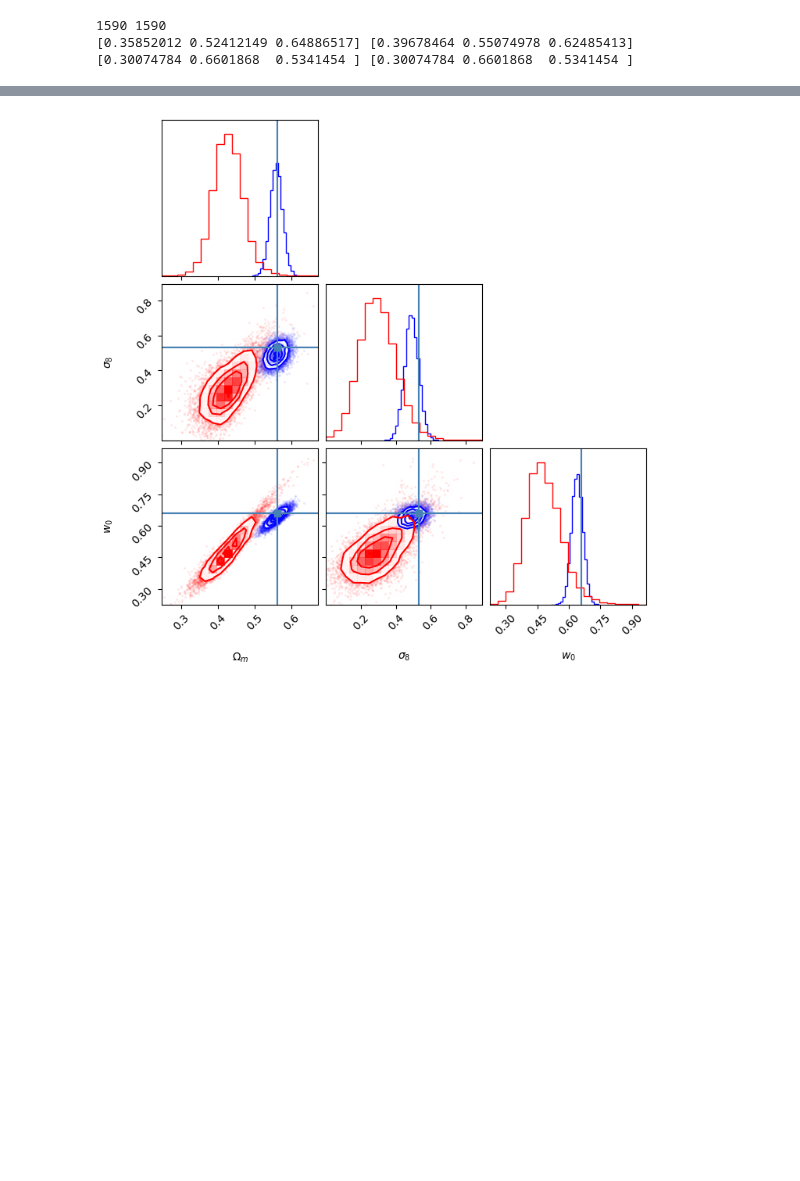
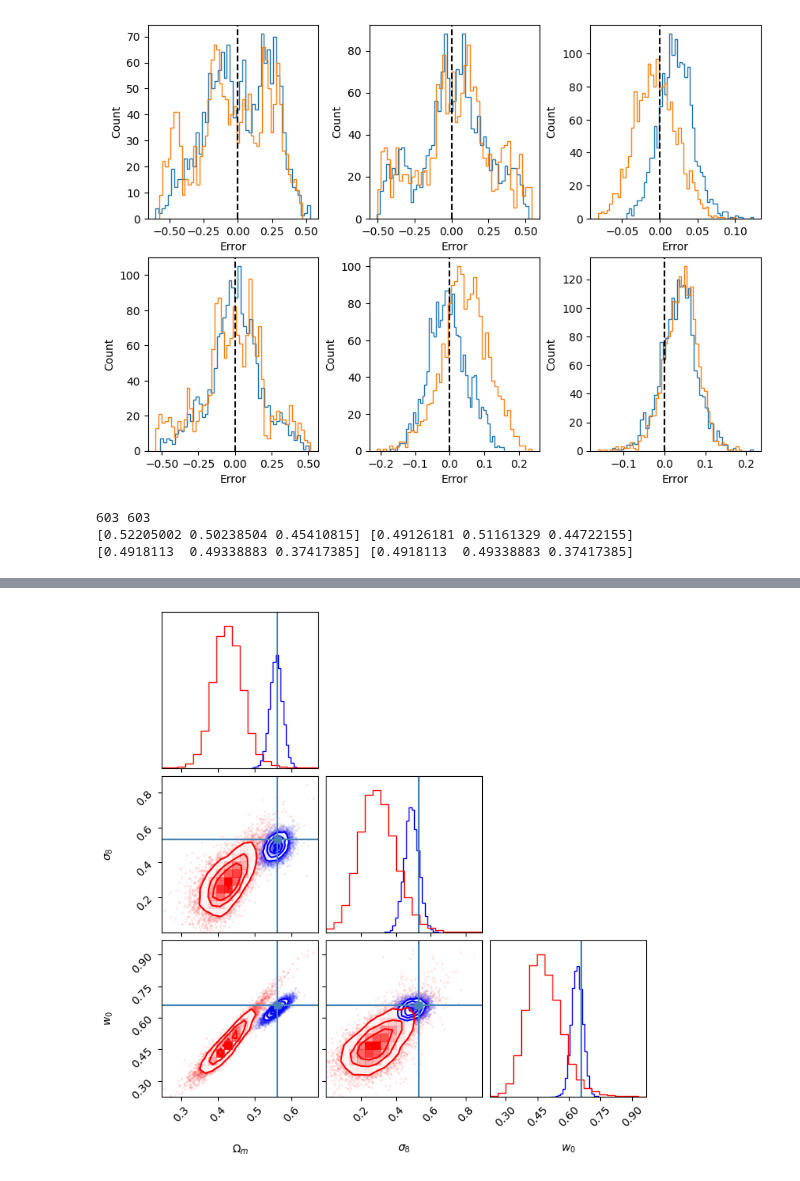
Before and after one commit to shubhagrawal30/ViT_weak_lensing, a Jupyter notebook: notebooks/sbi.ipynb, the cells around one changed output, grey strips where cells are left out. Cells and saved outputs as stored; diff of their text form; code cells hidden in the pictures; blank space fills up the shorter version.

```diff
--- a/notebooks/sbi.ipynb
+++ b/notebooks/sbi.ipynb
@@ -41,10 +41,25 @@ plt.close()
+# %%
+labels = ["H0", "Ob", "Om", "ns", "s8", "w0"]
+fig, axs = plt.subplots(nrows=2, ncols=3, figsize=(10, 7))
+# add hspace and vspace
+fig.subplots_adjust(wspace=0.3, hspace=0.2)
+for i in range(6):
+    axs[i//3, i%3].hist(vit_preds[:, i] - vit_labels[:, i], bins=50, label=labels[i], histtype='step')
+    axs[i//3, i%3].hist(resnet_preds[:, i] - resnet_labels[:, i], bins=50, label=labels[i], histtype='step')
+    axs[i//3, i%3].set_xlabel("Error")
+    axs[i//3, i%3].set_ylabel("Count")
+    axs[i//3, i%3].axvline(x=0, color='k', linestyle='--')
+plt.show()
+plt.close()
+# %% [output]
+[figure, added]
 # %%
 indices = (2, 4, 5)
 vit_preds, resnet_preds, vit_labels, resnet_labels = \
     vit_preds[:, indices], resnet_preds[:, indices], vit_labels[:, indices], resnet_labels[:, indices]
 # %%
 ind = np.random.randint(0, len(vit_labels))
-ind = 1590
+# ind = 1590
 x_0_vit = vit_preds[ind]
 true = vit_labels[ind]
 
@@ -60,9 +75,9 @@ vit_labels, vit_preds = vit_labels[inds], vit_preds[inds]
 inds = np.delete(np.arange(0, len(resnet_labels)), rn_ind)
 resnet_labels, resnet_preds = resnet_labels[inds], resnet_preds[inds]
 # %% [output]
-1590 1590
-[0.35852012 0.52412149 0.64886517] [0.39678464 0.55074978 0.62485413]
-[0.30074784 0.6601868  0.5341454 ] [0.30074784 0.6601868  0.5341454 ]
+603 603
+[0.52205002 0.50238504 0.45410815] [0.49126181 0.51161329 0.44722155]
+[0.4918113  0.49338883 0.37417385] [0.4918113  0.49338883 0.37417385]
 # %%
 prior = utils.BoxUniform(low=np.min(vit_labels, axis=0), high=np.max(vit_labels, axis=0))
 proposal = prior
```
Also changed, not shown: parts of 8 cells of this notebook, 4 other files.
